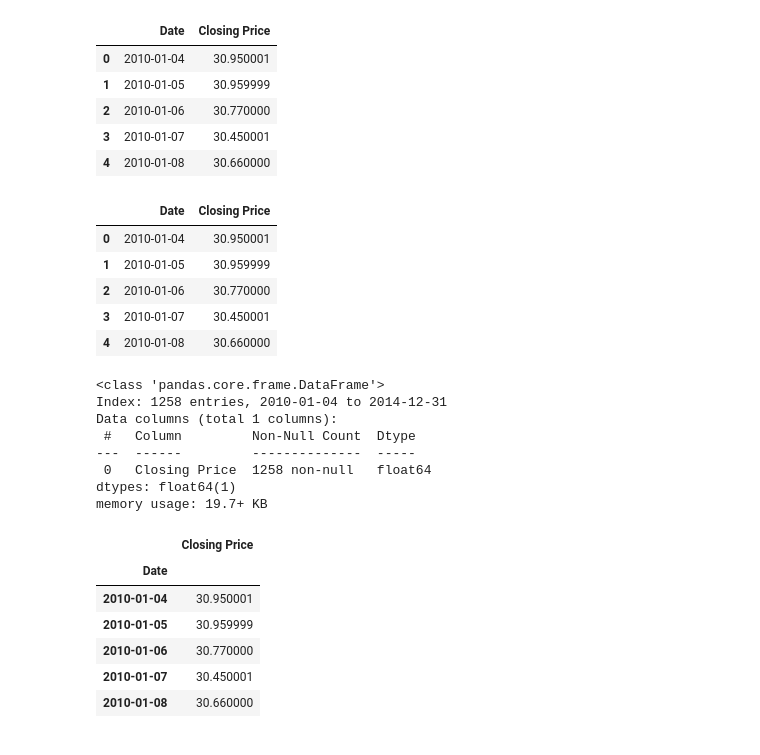
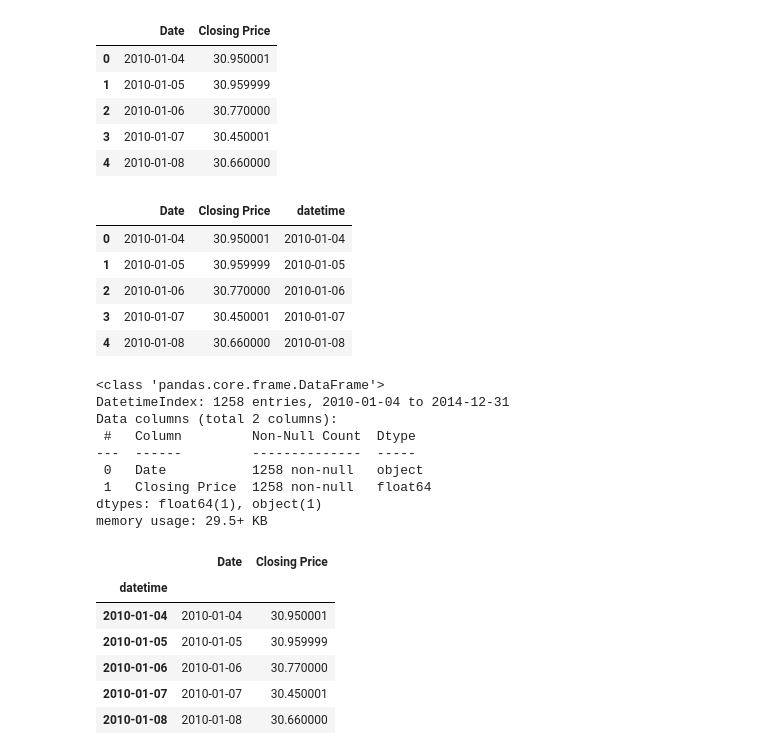
Before and after one commit to 808hanronald/w-14-practice, a Jupyter notebook: W14 practice 1.ipynb, the cells around one changed output. Cells and saved outputs as stored; diff of their text form; code cells hidden in the pictures.

```diff
--- a/W14 practice 1.ipynb
+++ b/W14 practice 1.ipynb
@@ -27,35 +27,36 @@ memory usage: 19.8+ KB
 | 3 | 2010-01-07 | 30.450001 |
 | 4 | 2010-01-08 | 30.660000 |
 # %%
-pd.to_datetime(df['Date'])
+df['datetime']=pd.to_datetime(df['Date'])
 df.head()
 # %% [output]
-|  | Date | Closing Price |
-| 0 | 2010-01-04 | 30.950001 |
-| 1 | 2010-01-05 | 30.959999 |
-| 2 | 2010-01-06 | 30.770000 |
-| 3 | 2010-01-07 | 30.450001 |
-| 4 | 2010-01-08 | 30.660000 |
+|  | Date | Closing Price | datetime |
+| 0 | 2010-01-04 | 30.950001 | 2010-01-04 |
+| 1 | 2010-01-05 | 30.959999 | 2010-01-05 |
+| 2 | 2010-01-06 | 30.770000 | 2010-01-06 |
+| 3 | 2010-01-07 | 30.450001 | 2010-01-07 |
+| 4 | 2010-01-08 | 30.660000 | 2010-01-08 |
 # %%
-df=df.set_index('Date')
+df=df.set_index('datetime')
 df.info()
 df.head()
 # %% [output]
 <class 'pandas.core.frame.DataFrame'>
-Index: 1258 entries, 2010-01-04 to 2014-12-31
-Data columns (total 1 columns):
+DatetimeIndex: 1258 entries, 2010-01-04 to 2014-12-31
+Data columns (total 2 columns):
  #   Column         Non-Null Count  Dtype
 ---  ------         --------------  -----
- 0   Closing Price  1258 non-null   float64
-dtypes: float64(1)
-memory usage: 19.7+ KB
+ 0   Date           1258 non-null   object
+ 1   Closing Price  1258 non-null   float64
+dtypes: float64(1), object(1)
+memory usage: 29.5+ KB
-|  | Closing Price |
-| Date |  |
-| 2010-01-04 | 30.950001 |
-| 2010-01-05 | 30.959999 |
-| 2010-01-06 | 30.770000 |
-| 2010-01-07 | 30.450001 |
-| 2010-01-08 | 30.660000 |
+|  | Date | Closing Price |
+| datetime |  |  |
+| 2010-01-04 | 2010-01-04 | 30.950001 |
+| 2010-01-05 | 2010-01-05 | 30.959999 |
+| 2010-01-06 | 2010-01-06 | 30.770000 |
+| 2010-01-07 | 2010-01-07 | 30.450001 |
+| 2010-01-08 | 2010-01-08 | 30.660000 |
 # %%
 df.index
 # %% [output]
```
Also changed, not shown: parts of 27 cells of this notebook.
